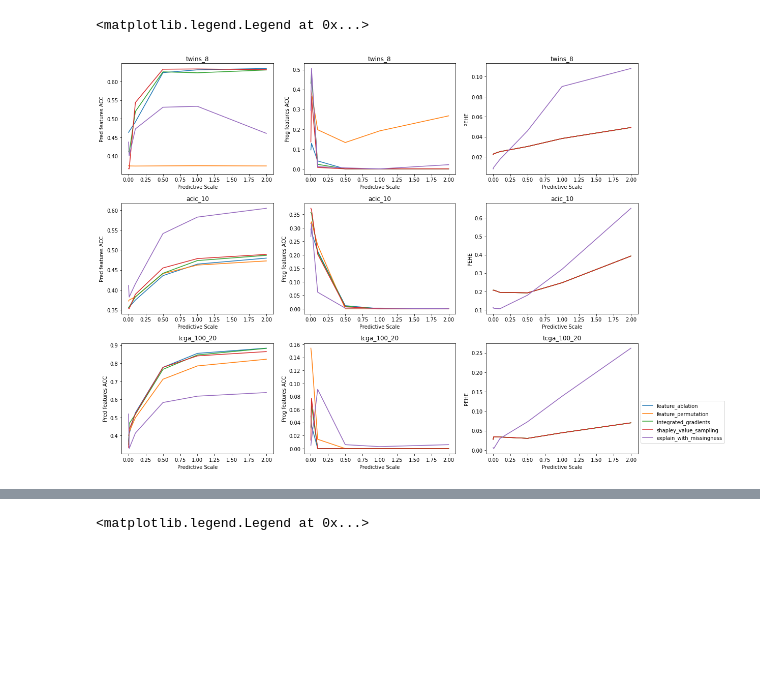
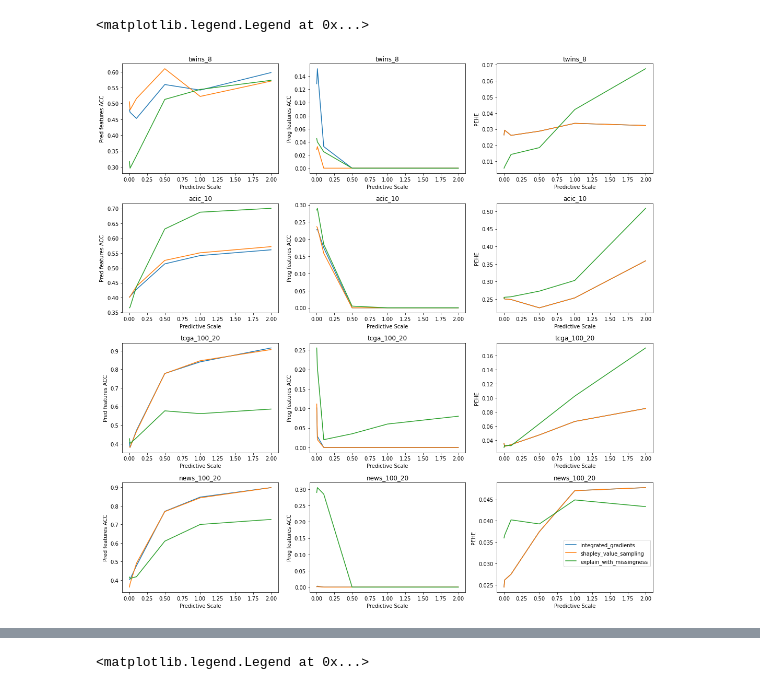
Before and after one commit to q8888620002/LIFT-XAI, a Jupyter notebook: results/plot_results_vandershaar.ipynb, the cells around one changed output, grey strips where cells are left out. Cells and saved outputs as stored; diff of their text form; code cells hidden in the pictures; blank space fills up the shorter version.

```diff
--- a/results/plot_results_vandershaar.ipynb
+++ b/results/plot_results_vandershaar.ipynb
@@ -10,57 +9,76 @@ import warnings
 warnings.simplefilter(action='ignore', category=FutureWarning)
 # %%
 dataset_list = [
-                "twins_8",
-                "acic_10",
-               "tcga_100_20",
-               #"news_100_20"
-               ]
+                   "twins_8",
+                   "acic_10",
+                   "tcga_100_20",
+                    "news_100_20"
+                   ]
 
 metrics = ["Pred features ACC",
            "Prog features ACC",
            "PEHE"]
 
-explainer = ["feature_ablation",
-             "feature_permutation",
+seeds = ["seed1",
+         "seed2",
+         "seed3",
+         "seed4",
+         "seed5"]
+
+explainers = [#"feature_ablation",
+             #"feature_permutation",
              "integrated_gradients",
              "shapley_value_sampling",
+             #"naive_shap",
              "explain_with_missingness"]
+
+scale = [1e-3, 1e-2, 1e-1, 0.5,  1, 2]
 
 plt.figure(figsize=(15,15))
 
+results_wo_mask = []
+results_w_mask = []
+
 for data_index in range(len(dataset_list)):
+    for seed_index, seed in enumerate(seeds):
 
+        predictive_sensitivity_acic = pd.read_csv("predictive_sensitivity/predictive_scale_"+
+                                                  dataset_list[data_index]+
+                                                  "_linear_random_True_binary_False-"+
+                                                  seed+".csv",
+                                                  index_col = 0)
 
-    predictive_sensitivity_acic = pd.read_csv("predictive_sensitivity/predictive_scale_"+
-                                              dataset_list[data_index]+
-                                              "_linear_random_True_binary_False-seed1.csv",
-                                              index_col = 0)
+        DRLearner = predictive_sensitivity_acic[predictive_sensitivity_acic.Learner == "DRLearner"].values
 
-    predictive_sensitivity_acic_mask = pd.read_csv("predictive_sensitivity_mask/predictive_scale_"+
-                                                      dataset_list[data_index]+
-                                                   "_linear_random_True_binary_False-seed1.csv",
-                                                   index_col=0)
-    DRLearner = predictive_sensitivity_acic[predictive_sensitivity_acic.Learner == "DRLearner"]
+        results.append(DRLearner)
+
+        predictive_sensitivity_acic_mask = pd.read_csv("predictive_sensitivity_mask/predictive_scale_"+
+                                                          dataset_list[data_index]+
+                                                       "_linear_random_True_binary_False-_200testsamples_"+
+                                                       seed+".csv",
+                                                       index_col=0)
+
+        results_w_mask.append(predictive_sensitivity_acic_mask.values)
 
     for metric_index in range(len(metrics)):
         metric = metrics[metric_index]
 
         plt.subplot(4, 3, 3*data_index+metric_index+1)
 
         for e in explainer:
             if e == "explain_with_missingness":
                 plt.plot(predictive_sensitivity_acic_mask["Predictive Scale"], predictive_sensitivity_acic_mask[metric]
                   ,label="explain_with_missingness")
             else:
                 data = DRLearner[DRLearner.Explainer == e]
                 plt.plot(data["Predictive Scale"], data[metric], label=e)
 
         plt.xlabel("Predictive Scale")
         plt.ylabel(metric)
         plt.title(dataset_list[data_index])
 
 plt.tight_layout()
 plt.legend(bbox_to_anchor=(1, 0.5))
 # %% [output]
 <matplotlib.legend.Legend at 0x...>
-[figure, old version]
+[figure, new version]
```
Also changed, not shown: parts of 7 cells of this notebook, 29 other files.
